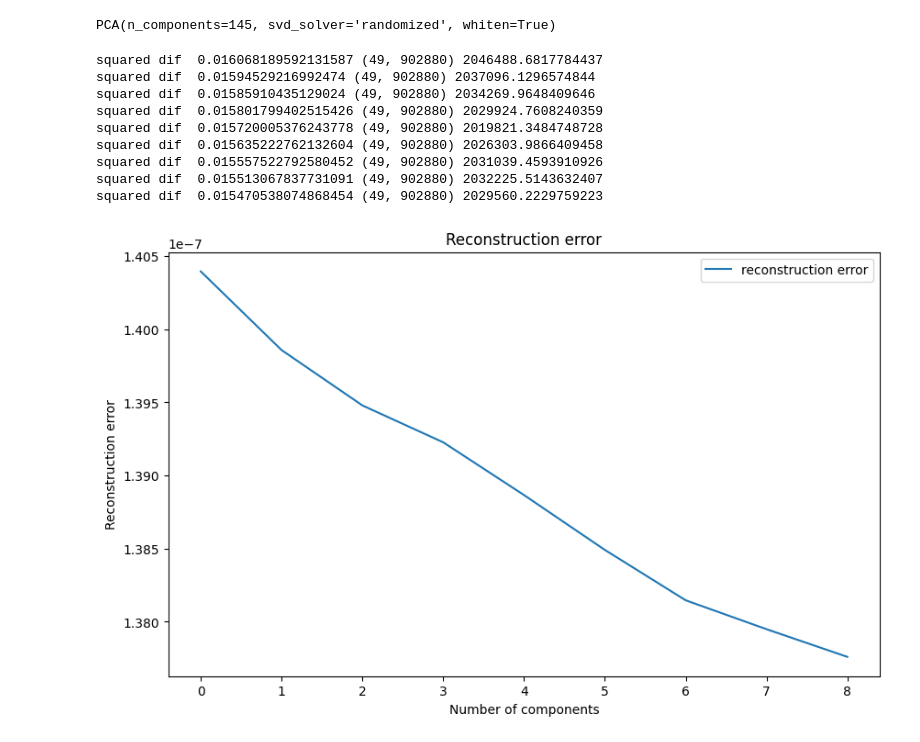
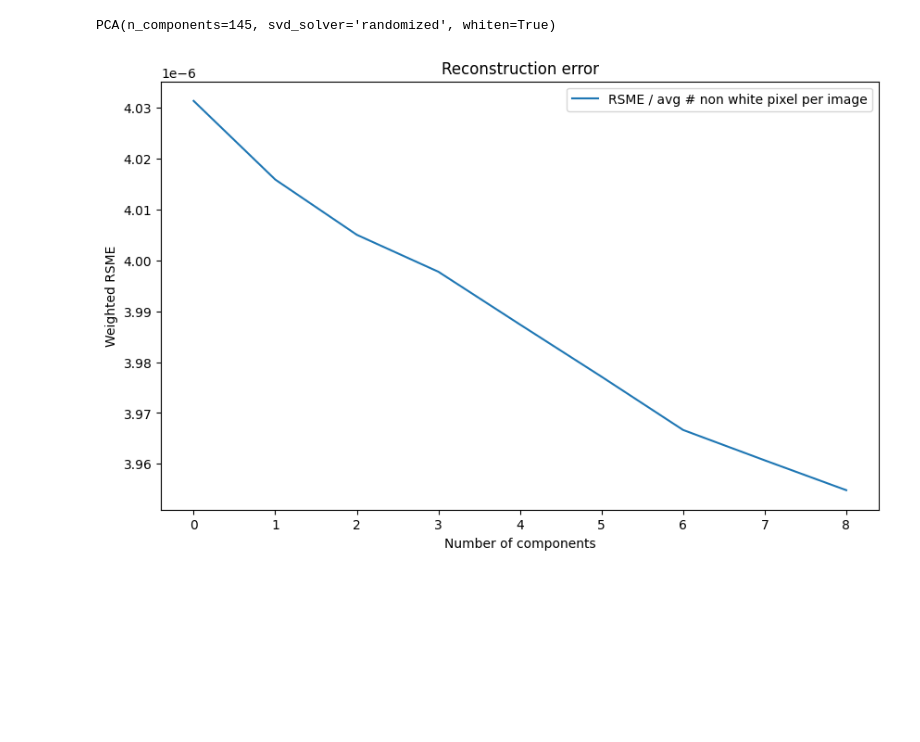
Before and after one commit to KlaraGtknst/topic-analysis-text-data, a Jupyter notebook: num_pca_comp.ipynb, the cells around one changed output. Cells and saved outputs as stored; diff of their text form; code cells hidden in the pictures; blank space fills up the shorter version.

Commit message:
feat: better description + error measure

```diff
--- a/num_pca_comp.ipynb
+++ b/num_pca_comp.ipynb
@@ -75,21 +75,23 @@ from sklearn.decomposition import PCA
 def plot_rec_err(X_train, X_test, n_max=10, save=False, resDir:str='results/'):
     reconstr_err = []
     for i in range(1, n_max):
-        pca = PCA(n_components=i)#, whiten=True)#, svd_solver="randomized")
+        pca = PCA(n_components=i, whiten=True, svd_solver="randomized")
         pca.fit(X_train)
         X_test_pca = pca.transform(X_test)
         X_test_pca_inverse = pca.inverse_transform(X_test_pca)
         sqr_dif = (X_test - X_test_pca_inverse)**2
-        print('squared dif ', np.mean(sqr_dif), sqr_dif.shape, np.sum(abs(X_test - X_test_pca_inverse)))
-        reconstr_err.append(np.sqrt(np.mean(sqr_dif))/len(X_test[0])) # RMSE per pixel in [0,1]
+        # RSME / (portion of non white pixel * # pictures)
+        # portion of non white pixel = pixel with low values (255 -> 1) == average colour-/signal-portion
+        # divisor is average portion of non white pixel per image
+        reconstr_err.append(np.sqrt(np.mean(sqr_dif))/(np.sum(np.abs(1-X_test))/X_test.shape[0]))
 
     # plot reconstruction error
     plt.figure(figsize=(10,6))
-    plt.plot(reconstr_err, label="reconstruction error")
-    plt.title("Reconstruction error")
+    plt.plot(reconstr_err, label="RSME / avg # non white pixel per image")
+    plt.title("Reconstruction error on a ", X_train.shape[0], '/', X_test.shape[0]. 'values train/test set')
     plt.xlabel("Number of components")
-    plt.ylabel("Reconstruction error")
+    plt.ylabel("Weighted RSME")
     plt.legend()
     if save:
-        plt.savefig(resDir + "reconstruction error.pdf", format="pdf")
+        plt.savefig(resDir + "pca_reconstruction_error.pdf", format="pdf")
     plt.show()
@@ -117,13 +123,4 @@ PCA(n_components=145, svd_solver='randomized', whiten=True)
 # %%
-plot_rec_err(X_train, X_test, n_max= min(10,len(X_train),len(X_train[0])), save=False, resDir=resDir)
+plot_rec_err(X_train=X_train, X_test=X_test, n_max= min(len(X_train),len(X_train[0])), save=True, resDir=resDir)
 # %% [output]
-squared dif  0.016068189592131587 (49, 902880) 2046488.6817784437
-squared dif  0.01594529216992474 (49, 902880) 2037096.1296574844
-squared dif  0.01585910435129024 (49, 902880) 2034269.9648409646
-squared dif  0.015801799402515426 (49, 902880) 2029924.7608240359
-squared dif  0.015720005376243778 (49, 902880) 2019821.3484748728
-squared dif  0.015635222762132604 (49, 902880) 2026303.9866409458
-squared dif  0.015557522792580452 (49, 902880) 2031039.4593910926
-squared dif  0.015513067837731091 (49, 902880) 2032225.5143632407
-squared dif  0.015470538074868454 (49, 902880) 2029560.2229759223
-[figure, old version]
+[figure, new version]
```
Also changed, not shown: parts of 3 cells of this notebook.
